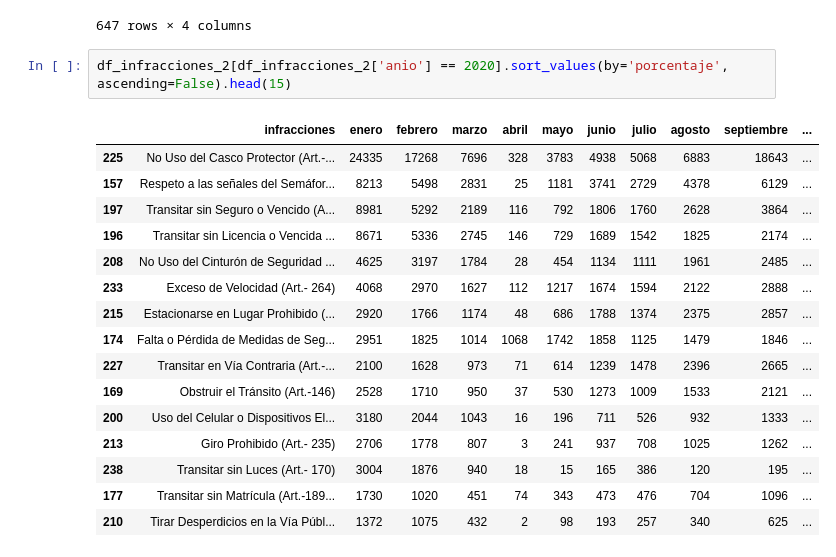
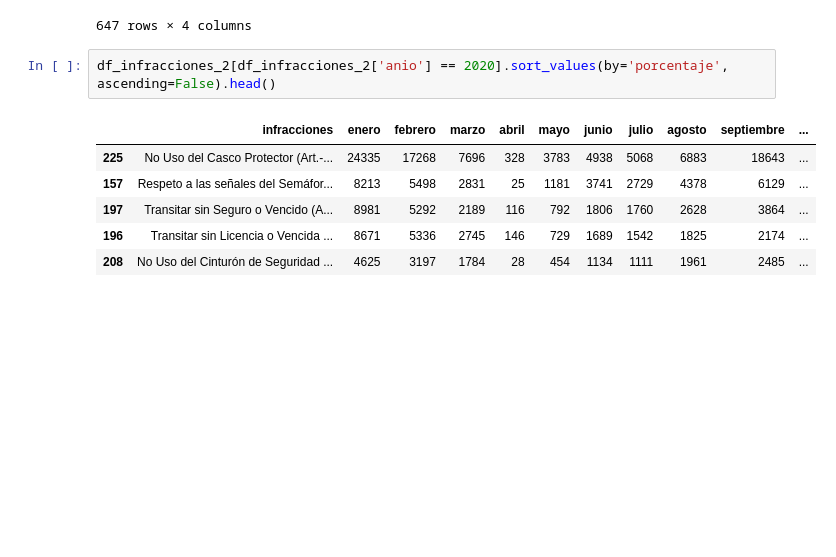
Before and after one commit to ngcarvajall/Accidentes_mortales_RD, a Jupyter notebook: Notebooks/Datos_añadidos.ipynb, the cells around one changed output. Saved outputs shown, nothing was run; the diff lists cells and outputs as text; blank space fills up the shorter version.

```diff
--- a/Notebooks/Datos_añadidos.ipynb
+++ b/Notebooks/Datos_añadidos.ipynb
@@ -380,21 +484,11 @@ df_infracciones_2[['anio', 'infracciones', 'total', 'porcentaje']]
 | 646 | 2024 | 101.- Obligación a Detener la Mar... | 2070 | 0.11 |
 647 rows × 4 columns
 # %%
-df_infracciones_2[df_infracciones_2['anio'] == 2020].sort_values(by='porcentaje', ascending=False).head(15)
+df_infracciones_2[df_infracciones_2['anio'] == 2020].sort_values(by='porcentaje', ascending=False).head()
 # %% [output]
 |  | infracciones | enero | febrero | marzo | abril | mayo | junio | julio | agosto | septiembre | ... |
 | 225 | No Uso del Casco Protector (Art.-... | 24335 | 17268 | 7696 | 328 | 3783 | 4938 | 5068 | 6883 | 18643 | ... |
 | 157 | Respeto a las señales del Semáfor... | 8213 | 5498 | 2831 | 25 | 1181 | 3741 | 2729 | 4378 | 6129 | ... |
 | 197 | Transitar sin Seguro o Vencido (A... | 8981 | 5292 | 2189 | 116 | 792 | 1806 | 1760 | 2628 | 3864 | ... |
 | 196 | Transitar sin Licencia o Vencida ... | 8671 | 5336 | 2745 | 146 | 729 | 1689 | 1542 | 1825 | 2174 | ... |
 | 208 | No Uso del Cinturón de Seguridad ... | 4625 | 3197 | 1784 | 28 | 454 | 1134 | 1111 | 1961 | 2485 | ... |
-| 233 | Exceso de Velocidad (Art.- 264) | 4068 | 2970 | 1627 | 112 | 1217 | 1674 | 1594 | 2122 | 2888 | ... |
-| 215 | Estacionarse en Lugar Prohibido (... | 2920 | 1766 | 1174 | 48 | 686 | 1788 | 1374 | 2375 | 2857 | ... |
-| 174 | Falta o Pérdida de Medidas de Seg... | 2951 | 1825 | 1014 | 1068 | 1742 | 1858 | 1125 | 1479 | 1846 | ... |
-| 227 | Transitar en Vía Contraria (Art.-... | 2100 | 1628 | 973 | 71 | 614 | 1239 | 1478 | 2396 | 2665 | ... |
-| 169 | Obstruir el Tránsito (Art.-146) | 2528 | 1710 | 950 | 37 | 530 | 1273 | 1009 | 1533 | 2121 | ... |
-| 200 | Uso del Celular o Dispositivos El... | 3180 | 2044 | 1043 | 16 | 196 | 711 | 526 | 932 | 1333 | ... |
-| 213 | Giro Prohibido (Art.- 235) | 2706 | 1778 | 807 | 3 | 241 | 937 | 708 | 1025 | 1262 | ... |
-| 238 | Transitar sin Luces (Art.- 170) | 3004 | 1876 | 940 | 18 | 15 | 165 | 386 | 120 | 195 | ... |
-| 177 | Transitar sin Matrícula (Art.-189... | 1730 | 1020 | 451 | 74 | 343 | 473 | 476 | 704 | 1096 | ... |
-| 210 | Tirar Desperdicios en la Vía Públ... | 1372 | 1075 | 432 | 2 | 98 | 193 | 257 | 340 | 625 | ... |
```
Also changed, not shown: parts of 15 cells of this notebook, 1 other file.
